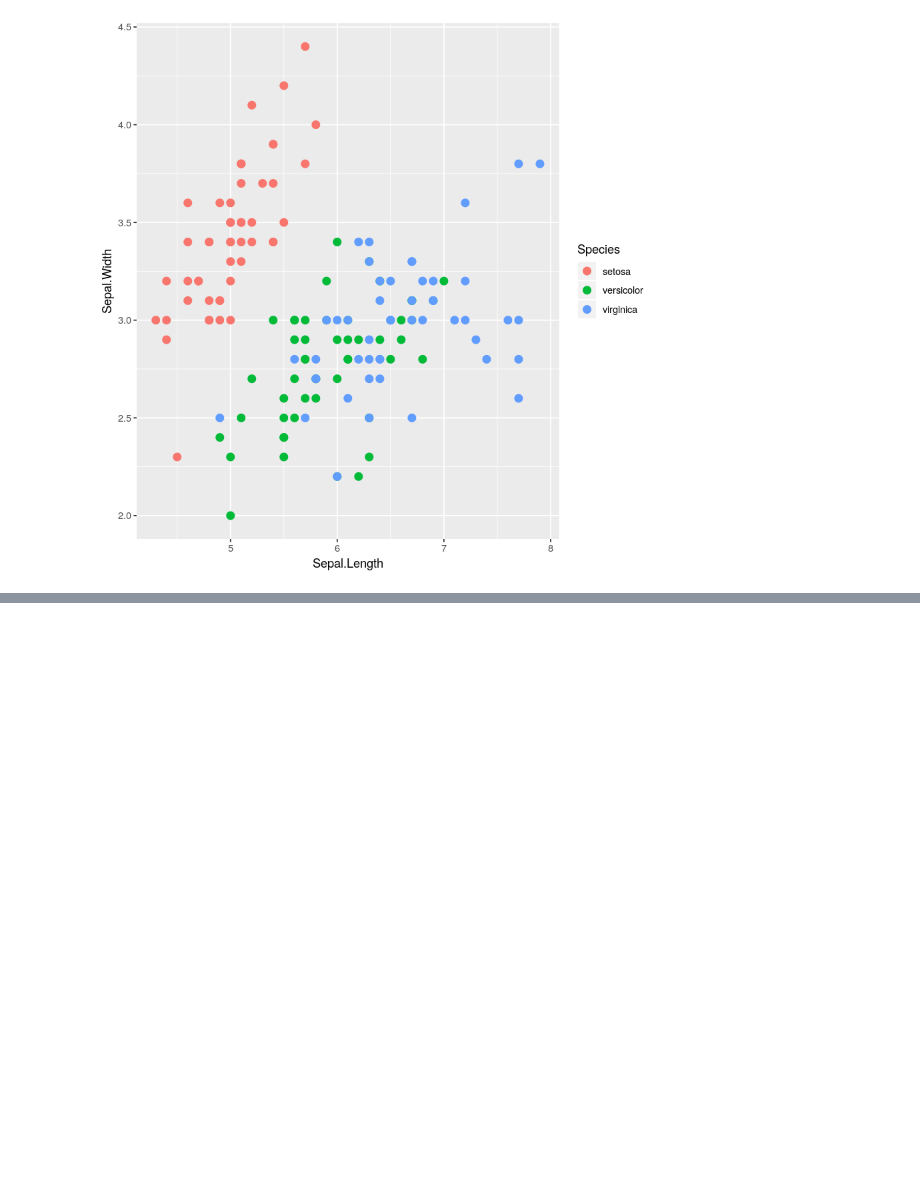
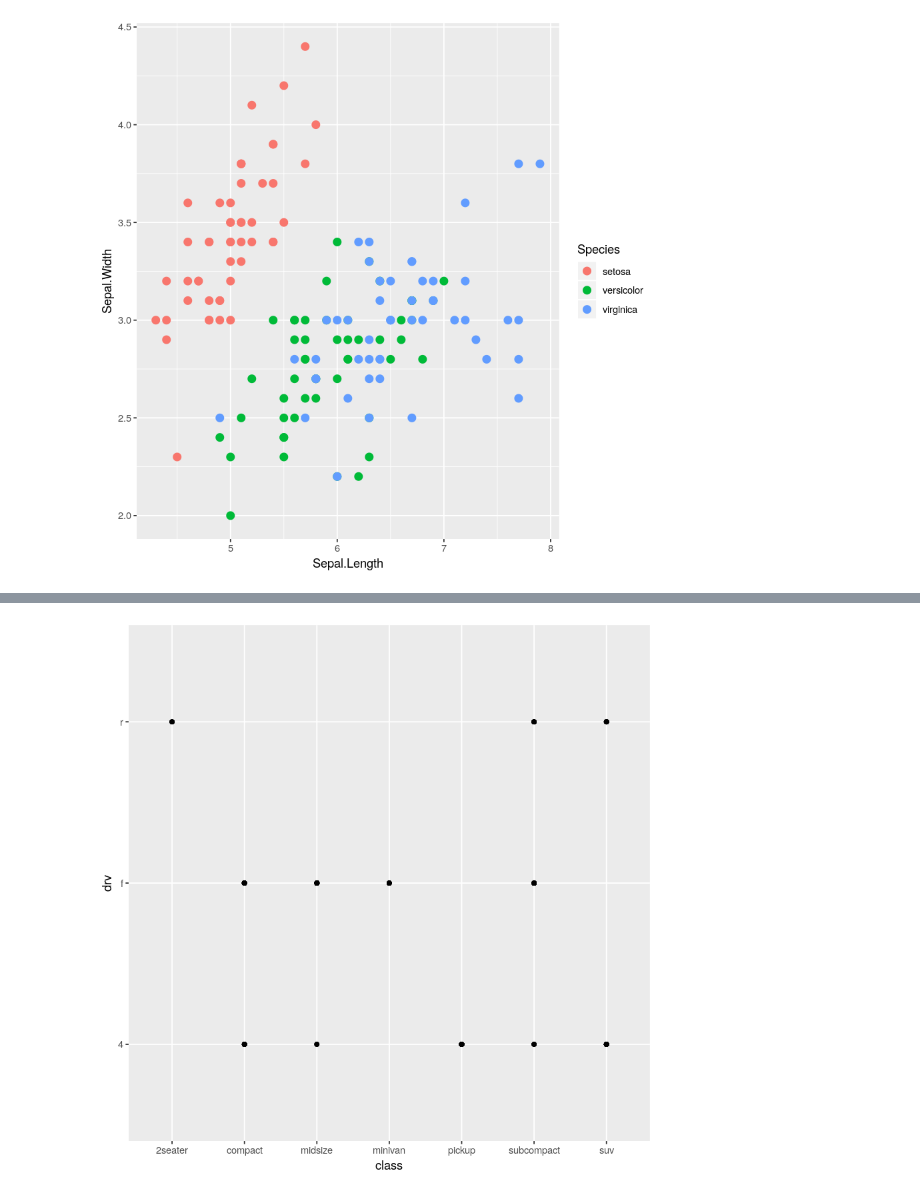
Before and after one commit to infinite-Joy/programming-languages, a Jupyter notebook: r-lang/starting with r programming.ipynb, the cells around one changed output, grey strips where cells are left out. Saved outputs shown, nothing was run; the diff lists cells and outputs as text; code cells hidden in the pictures; blank space fills up the shorter version.

```diff
--- a/r-lang/starting with r programming.ipynb
+++ b/r-lang/starting with r programming.ipynb
@@ -44,0 +112,4 @@ ggplot(iris, aes(x=Sepal.Length, y=Sepal.Width, color=Species)) + geom_point(siz
+# %%
+ggplot(data = mpg) + geom_point(mapping = aes(x = class, y = drv))
+# %% [output]
+[figure, added]
```
Also changed, not shown: parts of 22 cells of this notebook.
